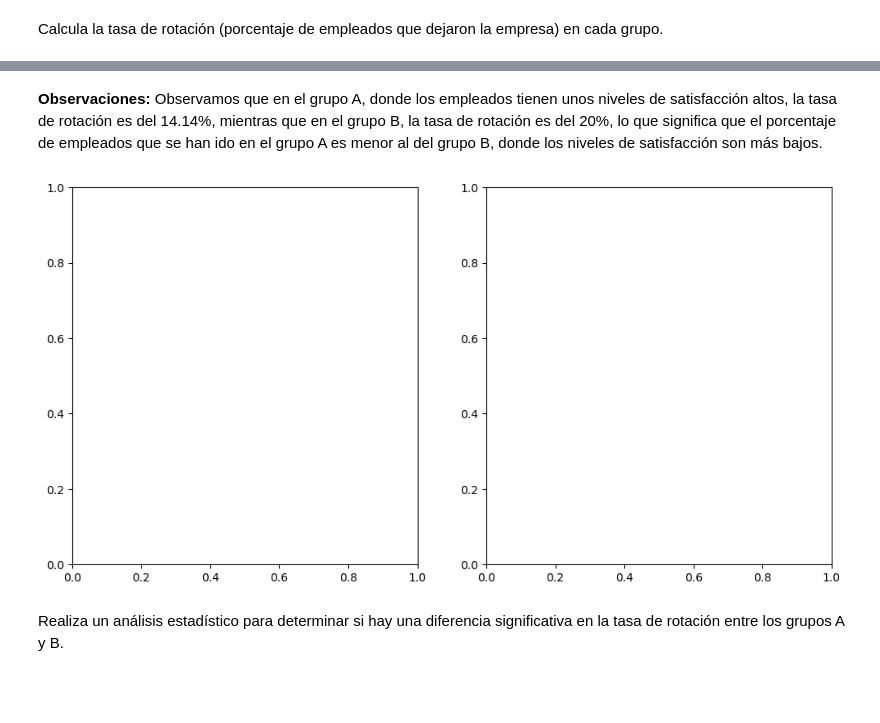
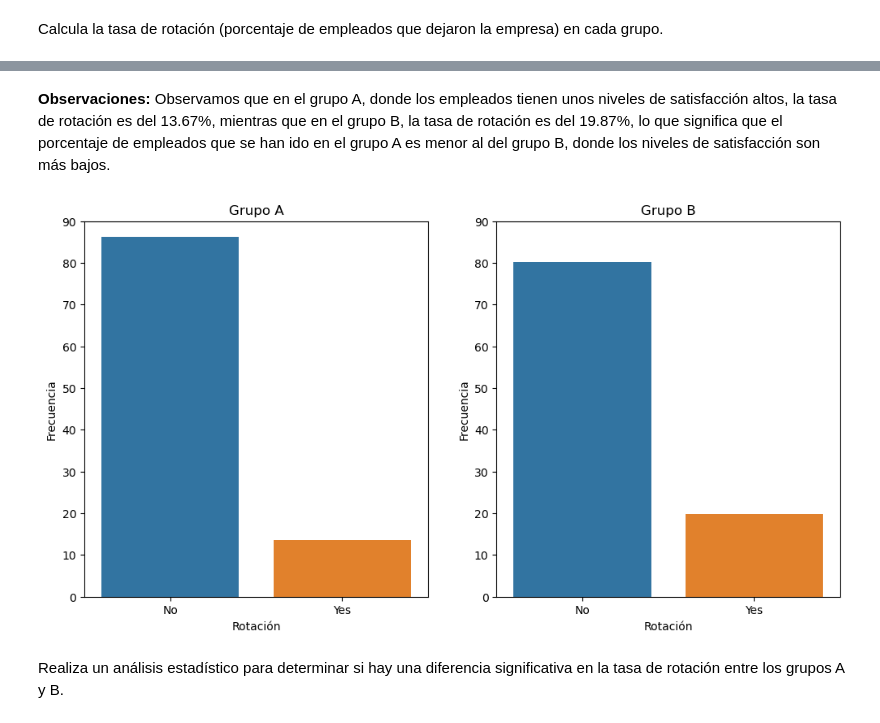
Before and after one commit to TaniaGraff/project-da-promo-angela-modulo-3-team-3, a Jupyter notebook: Fase_4_AB_Testing.ipynb, the cells around one changed output, grey strips where cells are left out. Cells and saved outputs as stored; diff of their text form; code cells hidden in the pictures; blank space fills up the shorter version.

Commit message:
Subo la fase 4 completa. He añadido la conclusión final, dándole significado a la diferencia de medias que no es otra cosa más que el porcentaje de rotación que difiere de un grupo a otro.

```diff
--- a/Fase_4_AB_Testing.ipynb
+++ b/Fase_4_AB_Testing.ipynb
@@ -148,11 +153,24 @@ tabla_contingencia.round(2)
 # %% [markdown]
 **Observaciones:**
-Observamos que en el grupo A, donde los empleados tienen unos niveles de satisfacción altos, la tasa de rotación es del 14.14%, mientras que en el grupo B, la tasa de rotación es del 20%, lo que significa que el porcentaje de empleados que se han ido en el grupo A es menor al del grupo B, donde los niveles de satisfacción son más bajos.
+Observamos que en el grupo A, donde los empleados tienen unos niveles de satisfacción altos, la tasa de rotación es del 13.67%, mientras que en el grupo B, la tasa de rotación es del 19.87%, lo que significa que el porcentaje de empleados que se han ido en el grupo A es menor al del grupo B, donde los niveles de satisfacción son más bajos.
-# %%
-#Visualizamos los datos de las variables.
-fig, axes = plt.subplots(nrows=1, ncols=2, figsize=(12, 6))
-# %% [output]
-[figure, removed]
+# %%
+#Visualizamos los datos de las variables de la tabla de contingencia.
+fig, axes = plt.subplots(nrows=1, ncols=2, figsize=(12, 6))
+
+sns.barplot(x=tabla_contingencia.columns, y=tabla_contingencia.loc['A'], ax=axes[0])
+axes[0].set_title('Grupo A')
+axes[0].set_xlabel('Rotación')
+axes[0].set_ylabel('Frecuencia')
+axes[0].set_ylim(0, 90);
+
+# Gráfico de barras para 'psa'
+sns.barplot(x=tabla_contingencia.columns, y=tabla_contingencia.loc['B'], ax=axes[1])
+axes[1].set_title('Grupo B')
+axes[1].set_xlabel('Rotación')
+axes[1].set_ylabel('Frecuencia')
+axes[1].set_ylim(0, 90);
+# %% [output]
+[figure, added]
 # %% [markdown]
 Realiza un análisis estadístico para determinar si hay una diferencia significativa en la tasa de rotación entre los grupos A y B.
 # %%
```
Also changed, not shown: parts of 16 cells of this notebook.
